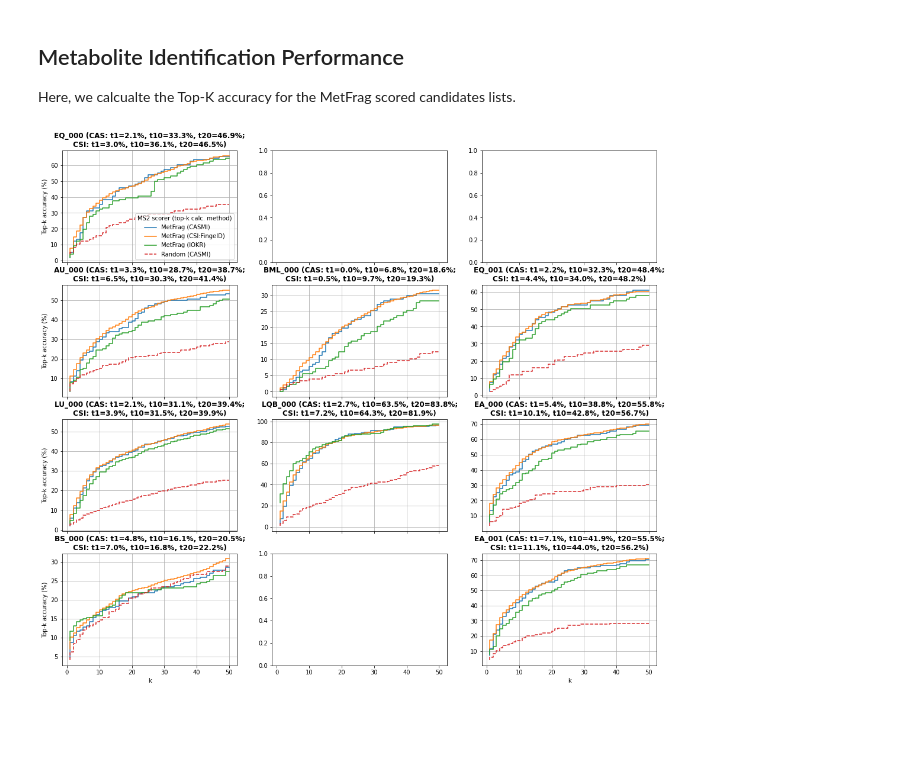
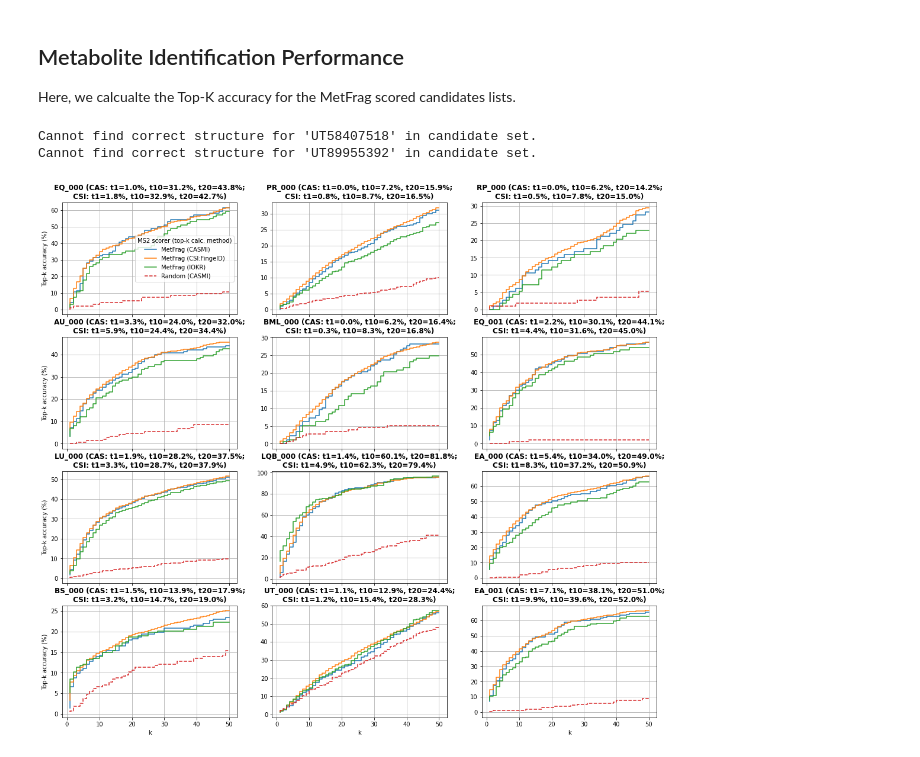
Before and after one commit to bachi55/massbank_for_ML, a Jupyter notebook: analysis/dataset_overview.ipynb, the cells around one changed output. Cells and saved outputs as stored; diff of their text form; code cells hidden in the pictures; blank space fills up the shorter version.

```diff
--- a/analysis/dataset_overview.ipynb
+++ b/analysis/dataset_overview.ipynb
@@ -146,7 +143,9 @@ for ds in DS:
     _df = _df.assign(inchikey1=_df["inchikey"].apply(lambda _x: _x.split("-")[0]))
 
 
-    print("%s\t-\t%03d of %03d (inchikey) ; %03d of %03d (inchikey1)." % (
-        ds, len(pd.merge(_df, ccs_df, on="inchikey")), len(_df), len(pd.merge(_df, ccs_df, on="inchikey1")), len(_df)))
+    print("%s\t-\t%03d of %03d (inchikey, adduct) ; %03d of %03d (inchikey1, adduct)." % (
+        ds,
+        len(pd.merge(_df, ccs_df, left_on=["inchikey", "precursor_type"], right_on=["inchikey", "adduct"])), len(_df),
+        len(pd.merge(_df, ccs_df, left_on=["inchikey1", "precursor_type"], right_on=["inchikey1", "adduct"])), len(_df)))
 # %% [output]
 CCS can be matched for:
@@ -532,20 +531,18 @@ def simple_topk(cands):
     max_n_cands = np.max([cnd["n_cand"] for cnd in cands.values()])
     topk_acc = np.zeros(max_n_cands)
     for cnd in cands.values():
-        topk_acc[cnd["index_of_correct_structure"]] += 1
+        if not np.isnan(cnd["index_of_correct_structure"]):
+            topk_acc[cnd["index_of_correct_structure"]] += 1
     return np.cumsum(topk_acc) / len(cands) * 100
 
 import gzip
 from msmsrt_scorer.lib.evaluation_tools import get_topk_performance_casmi2016, get_topk_performance_csifingerid
 
-only_correct_mf = True
+only_correct_mf = False
 
 fig, axrr = plt.subplots(4, 3, squeeze=False, sharex=True, figsize=(18, 16))
 
 for ds_idx, ds in enumerate(DS):
-    if ds in ["UT_000", "PR_000", "RP_000"]:
-        continue
-
     _df_info = pd.read_csv(os.path.join(IDIR, "mol_rt_info", ds + ".csv"))
     cands = {}
     rand_scores = {}
@@ -557,32 +554,40 @@ for ds_idx, ds in enumerate(DS):
             with gzip.open(os.path.join(IDIR, "candidates", ds, row["accession"] + ".cands.gz"), "rb") as _cand_file:
                 _df_cand = pd.read_csv(_cand_file, index_col="Identifier", usecols=["Identifier", "MolecularFormula"],
                                        sep="|")
 
             _df_scores = pd.merge(_df_scores, _df_cand, left_index=True, right_index=True)
             _df_scores = _df_scores[_df_scores.MolecularFormula == row["molecular_formula"]]
 
+        try:
+            _index_of_correct_structure = _df_scores.index.get_loc(row["pubchem_id"])
+        except KeyError:
+            _index_of_correct_structure = np.nan
+            print("Cannot find correct structure for '%s' in candidate set." % row["accession"])
+
         cands[row["accession"]] = {"n_cand": _df_scores.shape[0],
-                                   "index_of_correct_structure": _df_scores.index.get_loc(row["pubchem_id"]),
+                                   "index_of_correct_structure": _index_of_correct_structure,
                                    "score": _df_scores.FragmenterScore.values}
         rand_scores[row["accession"]] = np.random.rand(cands[row["accession"]]["n_cand"])
 
     r, c = np.unravel_index(ds_idx, axrr.shape)
     _x = np.arange(1, 51)
     _y_casmi = get_topk_performance_casmi2016(cands)[1][:len(_x)]
     _y_csi = get_topk_performance_csifingerid(cands)[1][:len(_x)]
     axrr[r, c].step(_x, _y_casmi, label="MetFrag (CASMI)")
     axrr[r, c].step(_x, _y_csi, label="MetFrag (CSI:FingeID)")
     axrr[r, c].step(_x, simple_topk(cands)[:len(_x)], label="MetFrag (IOKR)")
     axrr[r, c].step(_x, get_topk_performance_casmi2016(cands, rand_scores)[1][:len(_x)], '--', label="Random (CASMI)")
     axrr[r, c].grid()
     axrr[r, c].set_title("%s (CAS: t1=%.1f%%, t10=%.1f%%, t20=%.1f%%;\nCSI: t1=%.1f%%, t10=%.1f%%, t20=%.1f%%)" %
                          (ds, _y_casmi[0], _y_casmi[9], _y_casmi[19], _y_csi[0], _y_csi[9], _y_csi[19]),
                          fontweight="bold")
     if ds_idx == 0:
         axrr[r, c].legend(title="MS2 scorer (top-k calc. method)")
     if r == (len(axrr) - 1):
         axrr[r, c].set_xlabel("k")
     if c == 0:
         axrr[r, c].set_ylabel("Top-k accuracy (%)")
 # %% [output]
+Cannot find correct structure for 'UT58407518' in candidate set.
+Cannot find correct structure for 'UT89955392' in candidate set.
-[figure, old version]
+[figure, new version]
```
Also changed, not shown: parts of 3 cells of this notebook, 8 other files.
